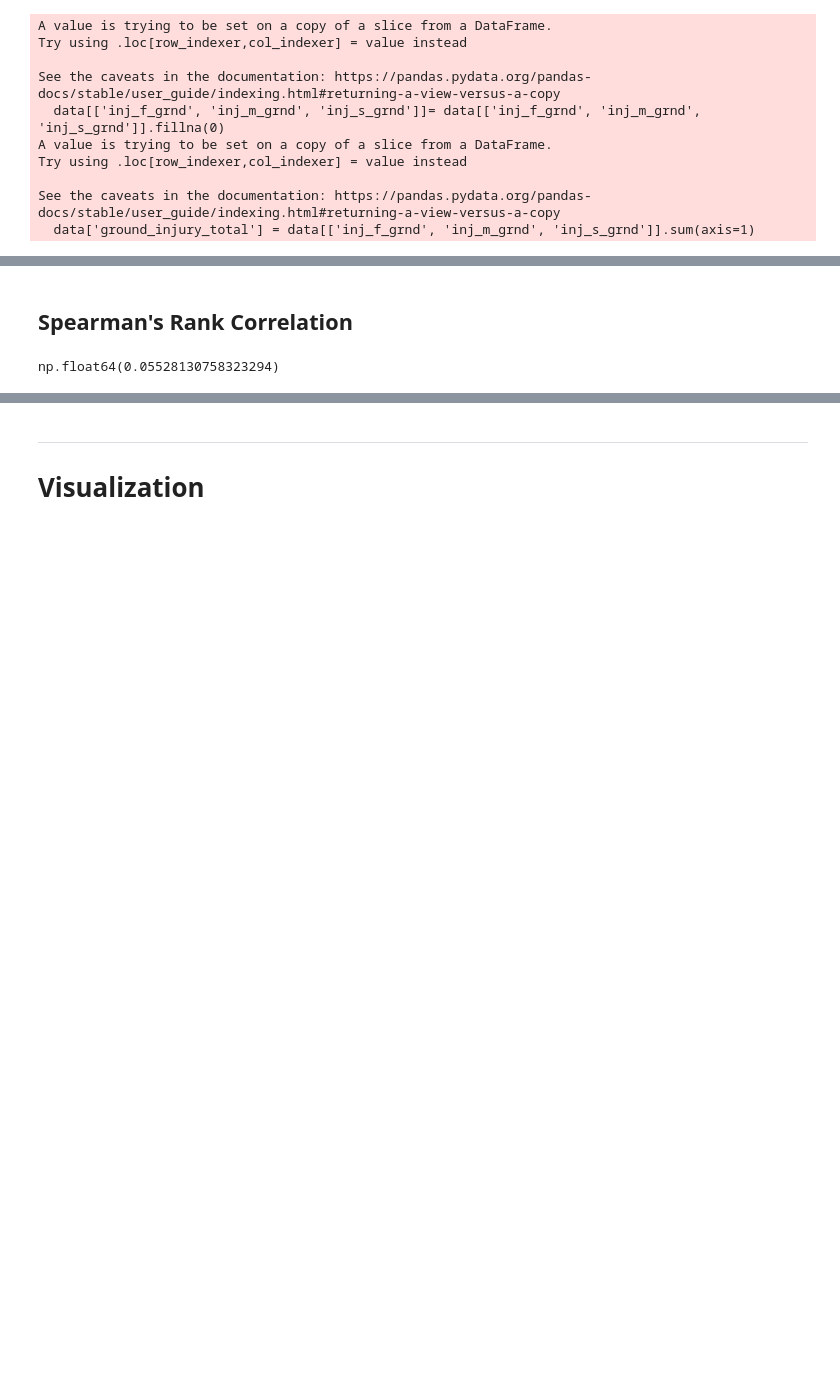
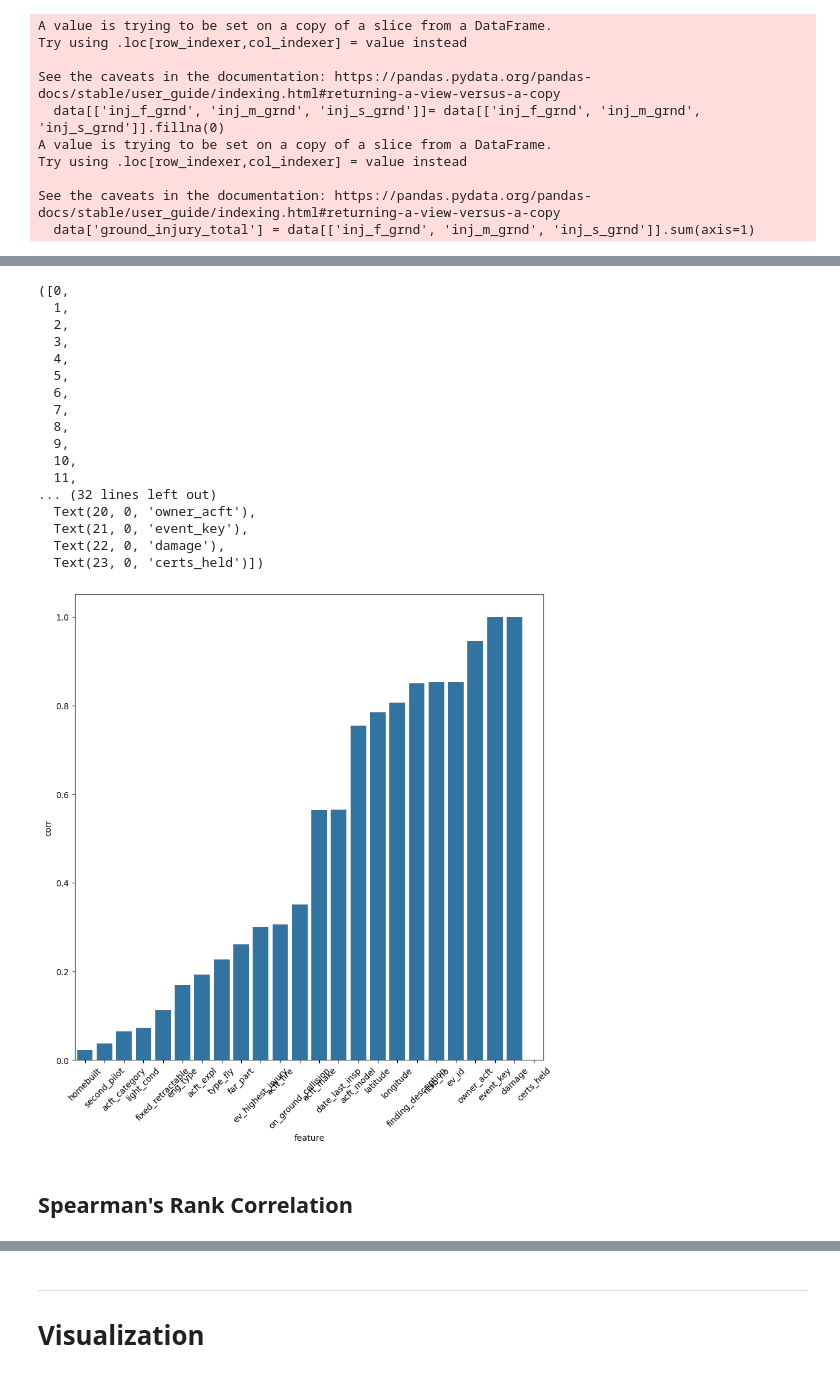
Before and after one commit to TheErdosInstitute-Summer2025-Project/aviation-project, a Jupyter notebook: jupyter-notebooks/nstb_exploration_visualization.ipynb, the cells around one changed output, grey strips where cells are left out. Drawn from its saved outputs; the diff is of its cells as text; code cells hidden in the pictures; blank space fills up the shorter version.

```diff
--- a/jupyter-notebooks/nstb_exploration_visualization.ipynb
+++ b/jupyter-notebooks/nstb_exploration_visualization.ipynb
@@ -46,3 +48,11 @@ def cramers_v(x, y):
     n = np.sum(confusion_matrix.values)
     min_dim = min(confusion_matrix.shape) - 1
     return np.sqrt(chi2 / (n * min_dim))
+# %%
+cramer_df = pd.DataFrame(columns=['feature','corr'])
+for i in data.select_dtypes('object'):
+    update = pd.DataFrame({'feature':[i],
+                           'corr': cramers_v(data[i],data['damage'])})
+    cramer_df = pd.concat([cramer_df,update],ignore_index=True)
+# %%
+cramer_df = cramer_df.sort_values(by='corr')
@@ -49,7 +79,33 @@ def cramers_v(x, y):
+# %%
+plt.figure(figsize=(10,10))
+sns.barplot(data=cramer_df,
+            x='feature',
+            y='corr')
+plt.xticks(rotation=45)
+# %% [output]
+([0,
+  1,
+  2,
+  3,
+  4,
+  5,
+  6,
+  7,
+  8,
+  9,
+  10,
+  11,
+... (32 lines left out)
+  Text(20, 0, 'owner_acft'),
+  Text(21, 0, 'event_key'),
+  Text(22, 0, 'damage'),
+  Text(23, 0, 'certs_held')])
+[figure, added]
 # %% [markdown]
 ## Spearman's Rank Correlation
 # %%
-test = data[['latitude','ev_highest_injury']].dropna()
-spearmanr(test['latitude'],test['ev_highest_injury'])[1] # Extracts coef.
+spear_df = pd.DataFrame(columns=['feature','corr'])
+for i in data.select_dtypes('int'):
+    update = pd.DataFrame({'feature':[i],
+                           'corr': spearmanr(data[i],data['ev_highest_injury'])[1]})
+    spear_df = pd.concat([spear_df,update],ignore_index=True)
-# %% [output]
-np.float64(0.05528130758323294)
```
Also changed, not shown: parts of 4 cells of this notebook.
